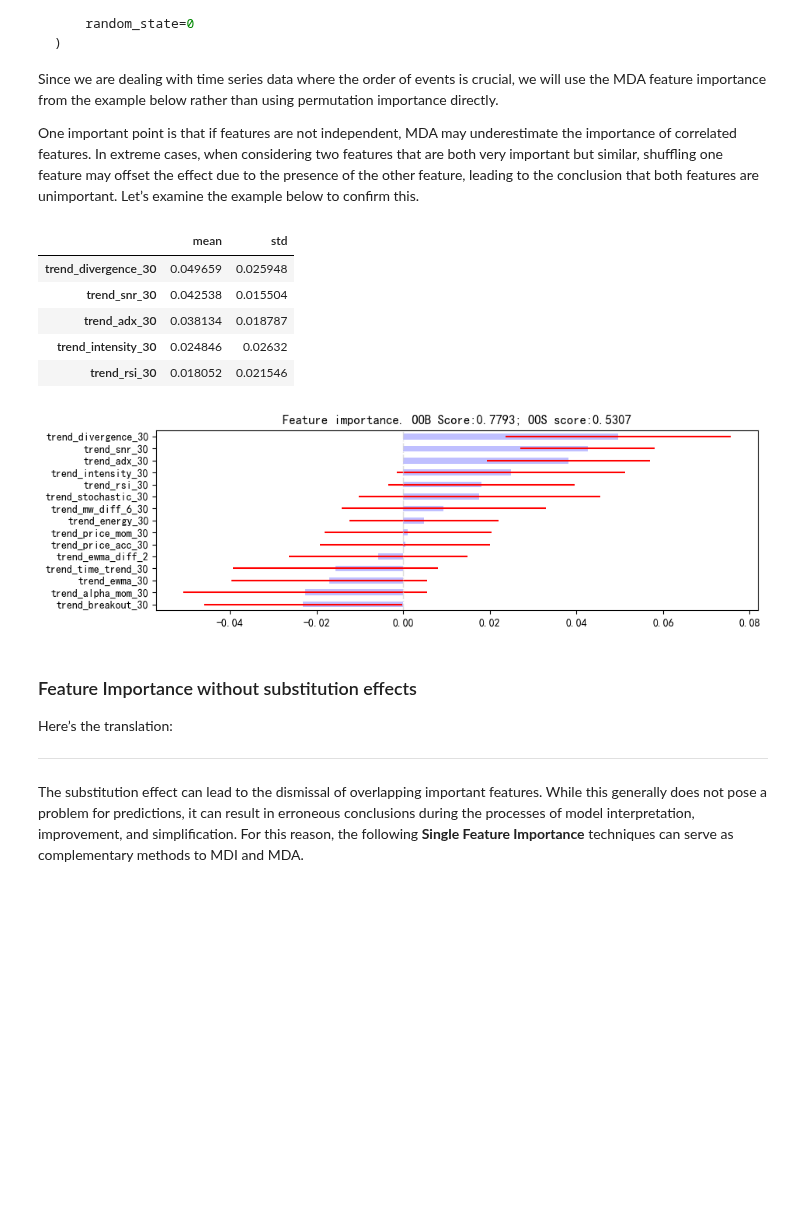
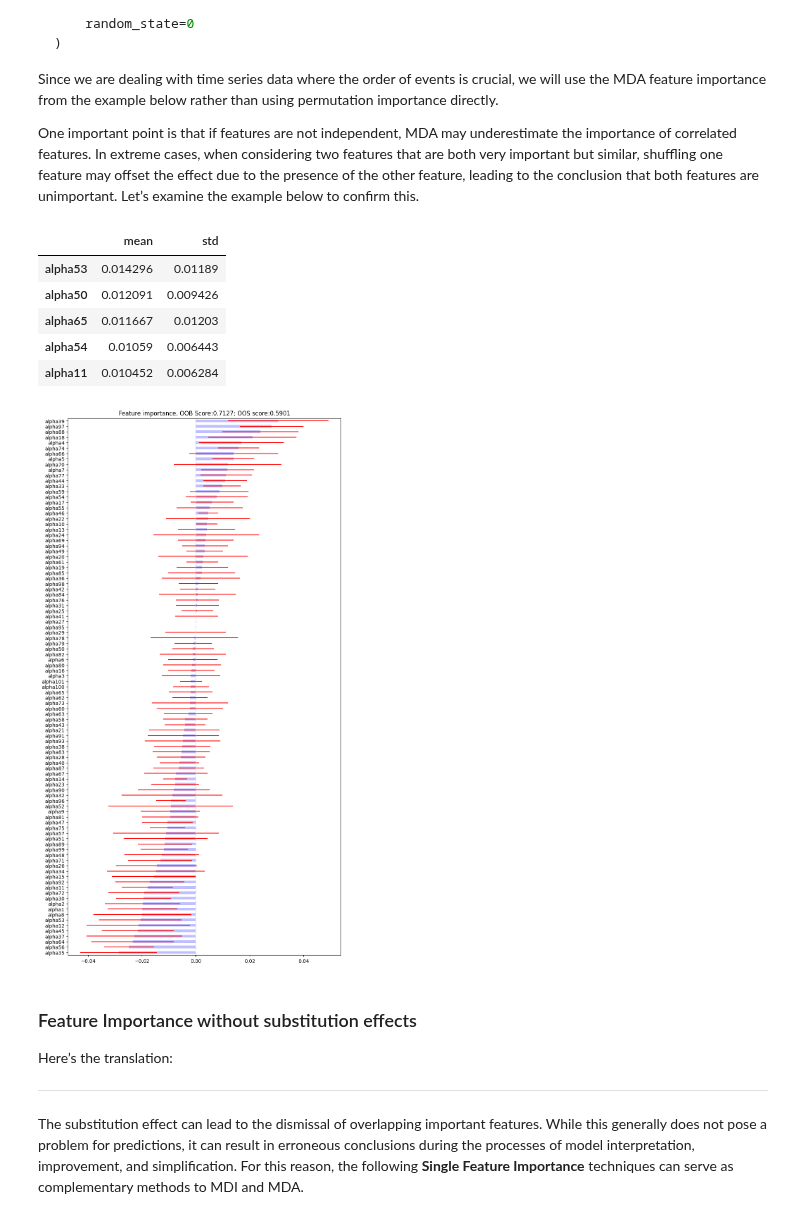
Before and after one commit to wellzero/quant_free, a Jupyter notebook: research/finML/factor_analysis/FeatureImportance.ipynb, the cells around one changed output. Saved outputs shown, nothing was run; the diff lists cells and outputs as text; code cells hidden in the pictures; blank space fills up the shorter version.

Commit message:
update research

```diff
--- a/research/finML/factor_analysis/FeatureImportance.ipynb
+++ b/research/finML/factor_analysis/FeatureImportance.ipynb
@@ -70,15 +70,15 @@ symbol = 'TSM'
 symbol = 'INTC'
 symbol = 'AAPL'
 
-factor_name = 'Trend.csv'
-like = 'trend'
+# factor_name = 'Trend.csv'
+# like = 'trend'
 
-# factor_name = 'Alpha101.csv'
-# like = 'alpha'
+factor_name = 'Alpha101.csv'
+like = 'alpha'
 
 start_date = "2020-10-06"
 end_date = "2024-10-06"
-forward_period = 5
+forward_period = 15
 # start_date = get_json_config_value("start_date")
 # end_date = get_json_config_value("end_date")
 
@@ -96,7 +96,7 @@ trnsX = factor.filter(like=like).astype(np.float64)
 y_data = factor.loc[:, f'ret_forward_{forward_period}']
 cont = pd.DataFrame(y_data.map(lambda x: 1 if x > 0 else 0 if x < 0 else 0))
 cont = pd.concat([cont, y_data], axis = 1)
-cont.columns = ['bin', 'price_ratio_5']
+cont.columns = ['bin', f'price_ratio_{forward_period}']
 cont['t1'] = cont.index
 # %% [markdown]
 ## Here’s the logistic regression model with the requested format:
@@ -288,7 +289,8 @@ Since we are dealing with time series data where the order of events is crucial,
 One important point is that if features are not independent, MDA may underestimate the importance of correlated features. In extreme cases, when considering two features that are both very important but similar, shuffling one feature may offset the effect due to the presence of the other feature, leading to the conclusion that both features are unimportant. Let’s examine the example below to confirm this.
 # %%
 forest = RandomForestClassifier(
-    criterion = 'entropy',
+    criterion = 'gini',
+    # criterion = 'entropy',
     class_weight = 'balanced_subsample',
     min_weight_fraction_leaf = 0.0,
     random_state = 42,
@@ -300,6 +302,14 @@ forest = RandomForestClassifier(
 
 fit = forest.fit(X = trnsX, y = cont['bin'])
 oob_score = fit.oob_score_
+# %%
+oos_score = cross_val_score(
+    forest, # base classifier
+    trnsX, # train features
+    cont['bin'], # train labels
+    cv_gen = cv_gen, # purged k fold cross validation class
+    scoring = accuracy_score # optimizing to accuracy score
+).mean()
 # %%
 mda = mean_decrease_accuracy(
     fit, # base classification model
@@ -314,23 +324,23 @@ mda = mean_decrease_accuracy(
 mda.sort_values('mean', ascending=False).head()
 # %% [output]
 |  | mean | std |
-| trend_divergence_30 | 0.049659 | 0.025948 |
-| trend_snr_30 | 0.042538 | 0.015504 |
-| trend_adx_30 | 0.038134 | 0.018787 |
-| trend_intensity_30 | 0.024846 | 0.02632 |
-| trend_rsi_30 | 0.018052 | 0.021546 |
+| alpha53 | 0.014296 | 0.01189 |
+| alpha50 | 0.012091 | 0.009426 |
+| alpha65 | 0.011667 | 0.01203 |
+| alpha54 | 0.01059 | 0.006443 |
+| alpha11 | 0.010452 | 0.006284 |
 # %%
 plot_feature_importance(
     mda,
     oob_score = oob_score,
     oos_score = oos_score,
     save_fig = True,
-    output_path = f'./research/factor_analysis/images/{symbol}_{like}_MDA_feature_importance.png'
+    output_path = f'./Data/factor_analysis/images/{symbol}_{like}_MDA_feature_importance.png'
 )
 plt.grid(False)
 plt.show()
 # %% [output]
-[figure, old version]
+[figure, new version]
 # %% [markdown]
 ### Feature Importance without substitution effects
 
```
Also changed, not shown: parts of 5 cells of this notebook, 10 other files.
